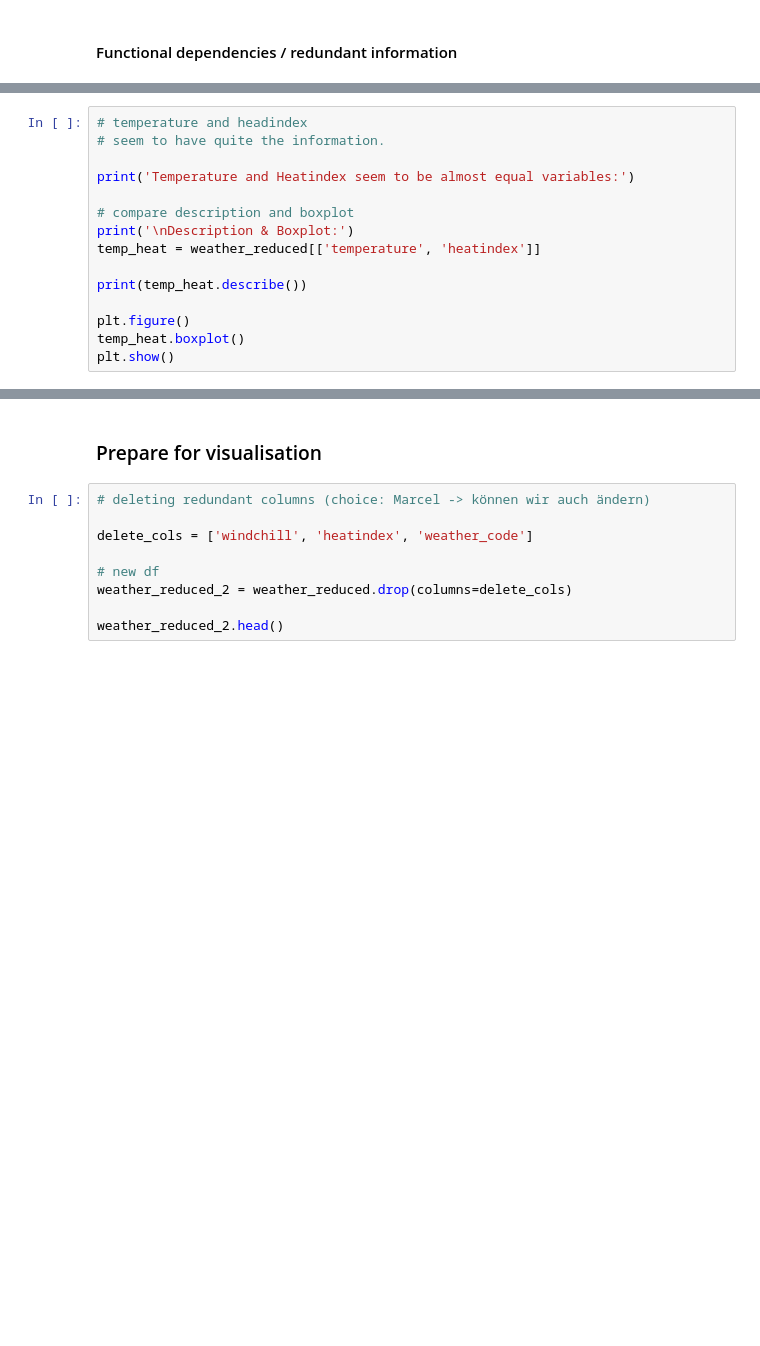
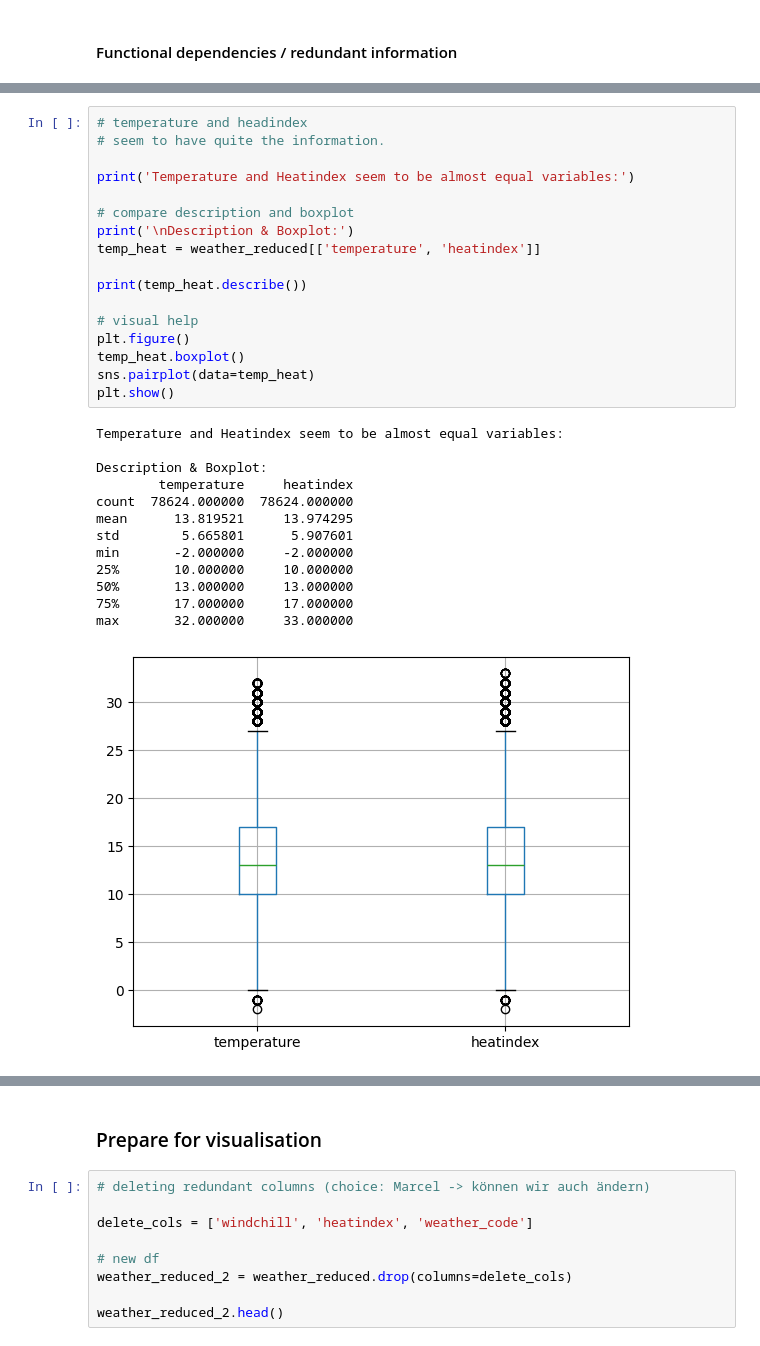
Before and after one commit to shuting-fish/food_prediction, a Jupyter notebook: visualization_marcel.ipynb, the cells around one changed output, grey strips where cells are left out. Cells and saved outputs as stored; diff of their text form; blank space fills up the shorter version.

```diff
--- a/visualization_marcel.ipynb
+++ b/visualization_marcel.ipynb
@@ -515,15 +987,31 @@ print('Conclusion: wether_description can be deleted.')
 # %%
 # temperature and headindex
 # seem to have quite the information.
 
 print('Temperature and Heatindex seem to be almost equal variables:')
 
 # compare description and boxplot
 print('\nDescription & Boxplot:')
 temp_heat = weather_reduced[['temperature', 'heatindex']]
 
 print(temp_heat.describe())
 
+# visual help
 plt.figure()
 temp_heat.boxplot()
+sns.pairplot(data=temp_heat)
 plt.show()
+# %% [output]
+Temperature and Heatindex seem to be almost equal variables:
+
+Description & Boxplot:
+        temperature     heatindex
+count  78624.000000  78624.000000
+mean      13.819521     13.974295
+std        5.665801      5.907601
+min       -2.000000     -2.000000
+25%       10.000000     10.000000
+50%       13.000000     13.000000
+75%       17.000000     17.000000
+max       32.000000     33.000000
+[figure, added]
```
Also changed, not shown: parts of 65 cells of this notebook.
